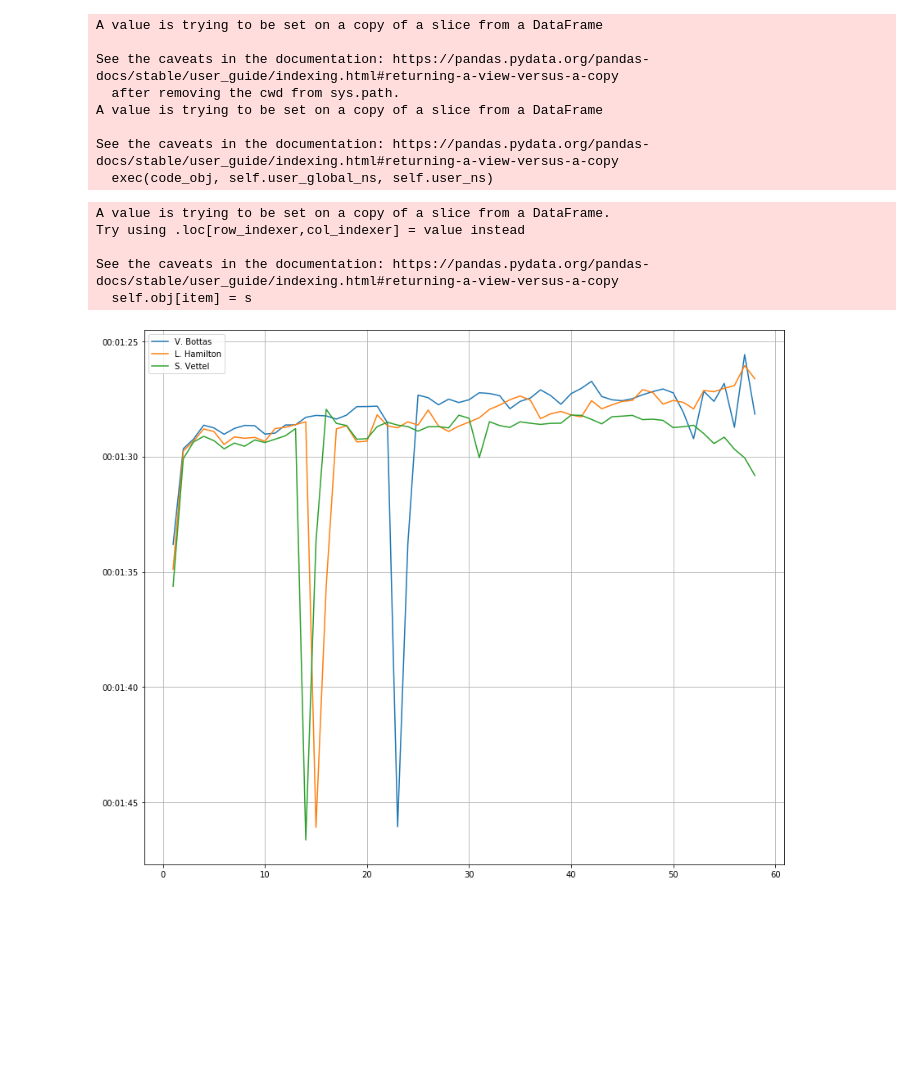
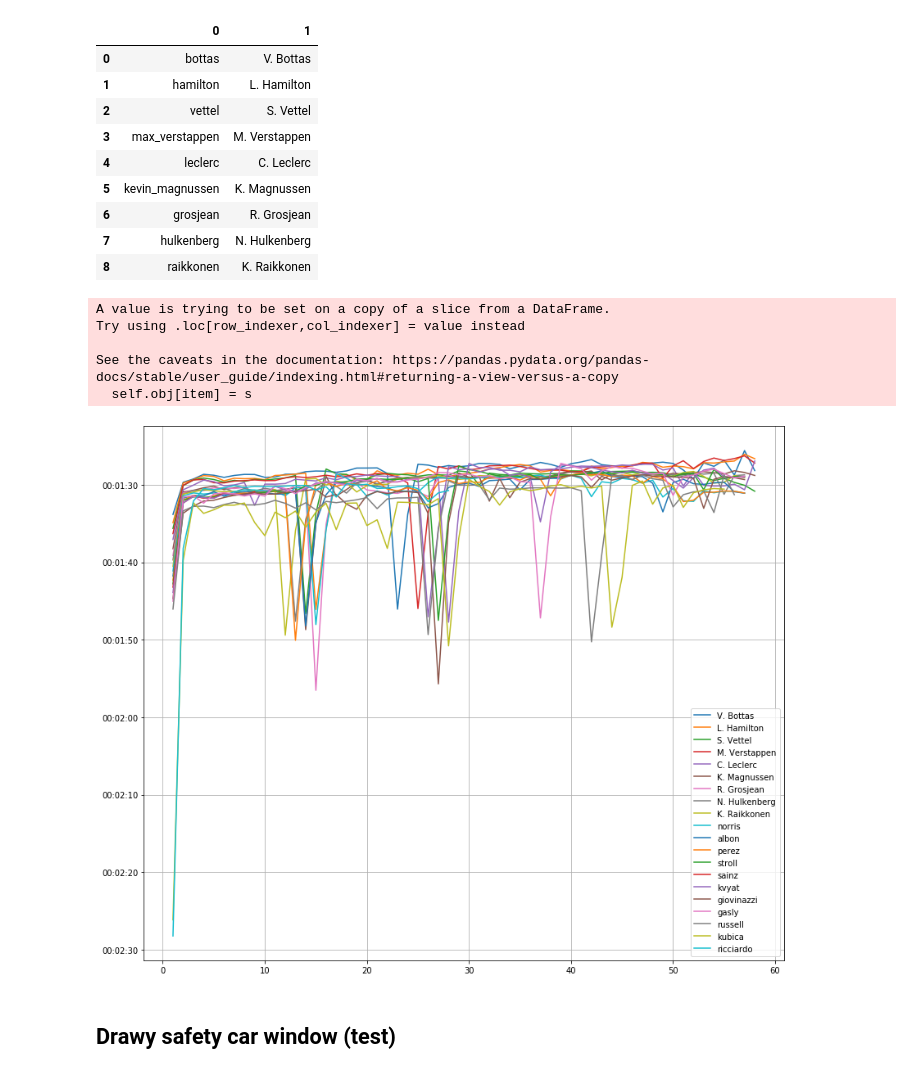
Before and after one commit to cnkndmr/formula1-data-analysis, a Jupyter notebook: time_by_lap_chart.ipynb, the cells around one changed output. Saved outputs shown, nothing was run; the diff lists cells and outputs as text; code cells hidden in the pictures; blank space fills up the shorter version.

```diff
--- a/time_by_lap_chart.ipynb
+++ b/time_by_lap_chart.ipynb
@@ -19,41 +19,48 @@ driver_names = [
     ["hulkenberg","N. Hulkenberg"],
     ["raikkonen", "K. Raikkonen"],
 ]
+driver_names = pd.DataFrame(driver_names)
+driver_names
+# race1_data["driver"].drop_duplicates()
+# %% [output]
+|  | 0 | 1 |
+| 0 | bottas | V. Bottas |
+| 1 | hamilton | L. Hamilton |
+| 2 | vettel | S. Vettel |
+| 3 | max_verstappen | M. Verstappen |
+| 4 | leclerc | C. Leclerc |
+| 5 | kevin_magnussen | K. Magnussen |
+| 6 | grosjean | R. Grosjean |
+| 7 | hulkenberg | N. Hulkenberg |
+| 8 | raikkonen | K. Raikkonen |
 # %%
 for column in range(len(race1_data)):
     for name in range(len(driver_names)):
-        if driver_names[name][0] == race1_data["driver"][column]:
-            race1_data["driver"][column] = driver_names[name][1]
+        if race1_data.iloc[column,3] == driver_names.iloc[name, 0]:
+            race1_data.iloc[column,3] = driver_names.iloc[name, 1]
 # %% [output]
-A value is trying to be set on a copy of a slice from a DataFrame
+A value is trying to be set on a copy of a slice from a DataFrame.
+Try using .loc[row_indexer,col_indexer] = value instead
 
 See the caveats in the documentation: https://pandas.pydata.org/pandas-docs/stable/user_guide/indexing.html#returning-a-view-versus-a-copy
-  after removing the cwd from sys.path.
-A value is trying to be set on a copy of a slice from a DataFrame
-
-See the caveats in the documentation: https://pandas.pydata.org/pandas-docs/stable/user_guide/indexing.html#returning-a-view-versus-a-copy
-  exec(code_obj, self.user_global_ns, self.user_ns)
+  self.obj[item] = s
 # %%
 # Converting time strings into timeformat datatype
 race1_data.loc[:, "lap_time"] = pd.to_datetime(race1_data.loc[:, "lap_time"].copy().str.replace(".",":"),
                                                format="%M:%S:%f")
-# %% [output]
-A value is trying to be set on a copy of a slice from a DataFrame.
-Try using .loc[row_indexer,col_indexer] = value instead
-
-See the caveats in the documentation: https://pandas.pydata.org/pandas-docs/stable/user_guide/indexing.html#returning-a-view-versus-a-copy
-  self.obj[item] = s
 # %%
 driver_list = race1_data["driver"].drop_duplicates()
 # %%
 plt.figure(figsize=(14, 12))
-for driver in driver_list[:3]:
+for driver in driver_list[:]:
     x = race1_data[race1_data["driver"]==str(driver)]["lap"]
     y = race1_data[race1_data["driver"]==str(driver)]["lap_time"]
     plt.plot(x, y, label=str(driver))
 plt.legend()
 plt.gca().invert_yaxis()
 plt.grid()
 plt.show()
 # %% [output]
-[figure, old version]
+[figure, new version]
+# %% [markdown]
+## Drawy safety car window (test)
```
Also changed, not shown: parts of 6 cells of this notebook.
